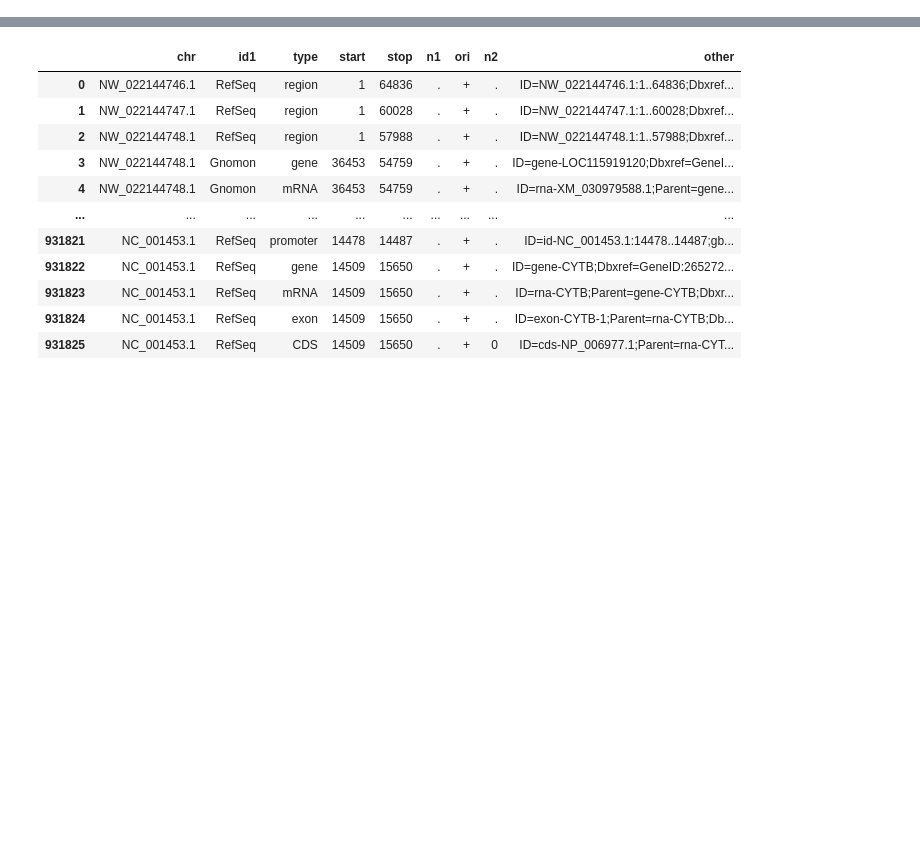
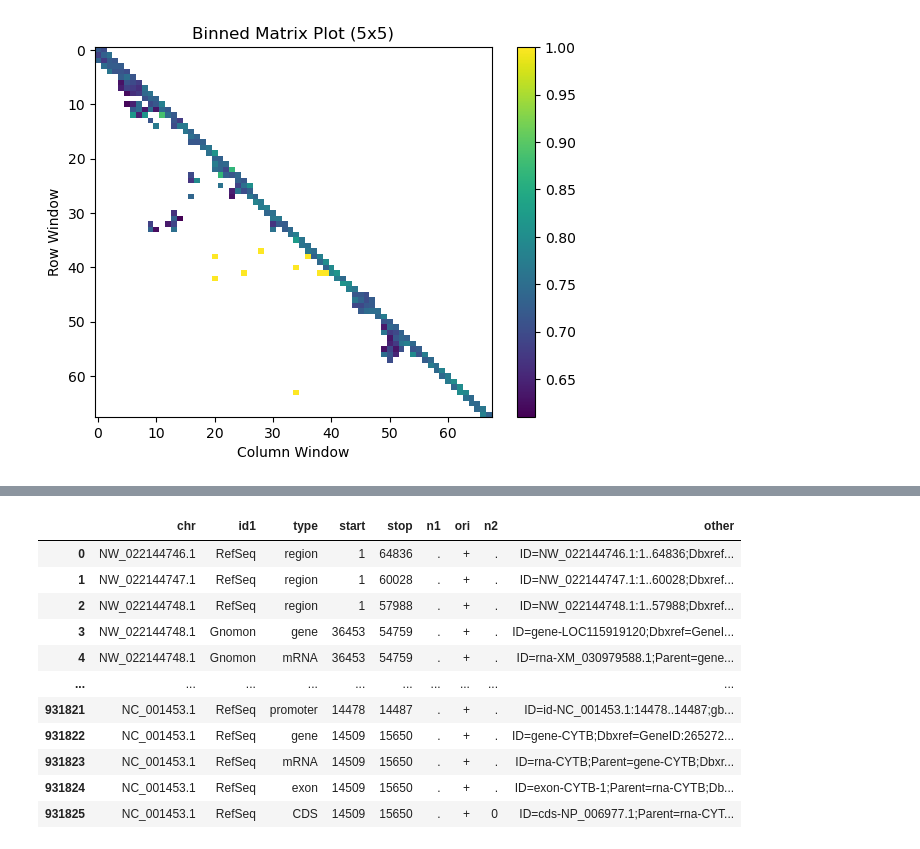
Before and after one commit to Cpetak/local_pca_pipe, a Jupyter notebook: fst_plot.ipynb, the cells around one changed output, grey strips where cells are left out. Cells and saved outputs as stored; diff of their text form; code cells hidden in the pictures; blank space fills up the shorter version.

```diff
--- a/fst_plot.ipynb
+++ b/fst_plot.ipynb
@@ -3,0 +69,39 @@ import matplotlib.pyplot as plt
+# %%
+import pandas as pd
+import numpy as np
+import matplotlib.pyplot as plt
+
+# Let's assume your df looks like this:
+# df = pd.DataFrame({
+#     'row': [...],    # e.g. sample ID or time
+#     'col': [...],    # e.g. position or condition
+#     'value': [...]   # the metric
+# })
+
+df=ld.copy()
+
+# Step 1: Ensure values are numeric
+df['row_bin'] = pd.factorize(df['pos1'])[0]  # converts row labels to integers
+df['col_bin'] = pd.factorize(df['pos2'])[0]  # converts col labels to integers
+
+# Step 2: Bin rows and columns
+row_bin_size = 100
+col_bin_size = 100
+df['row_window'] = df['row_bin'] // row_bin_size
+df['col_window'] = df['col_bin'] // col_bin_size
+
+# Step 3: Group by bins and compute mean
+binned = df.groupby(['row_window', 'col_window'])['r2'].mean().unstack()
+
+# Step 4: Plot
+fig, ax = plt.subplots()
+cax = ax.imshow(binned.values, aspect='auto', cmap='viridis')
+
+fig.colorbar(cax)
+ax.set_title('Binned Matrix Plot (5x5)')
+ax.set_xlabel('Column Window')
+ax.set_ylabel('Row Window')
+
+plt.show()
+# %% [output]
+[figure, added]
```
Also changed, not shown: parts of 9 cells of this notebook, 4 other files.
